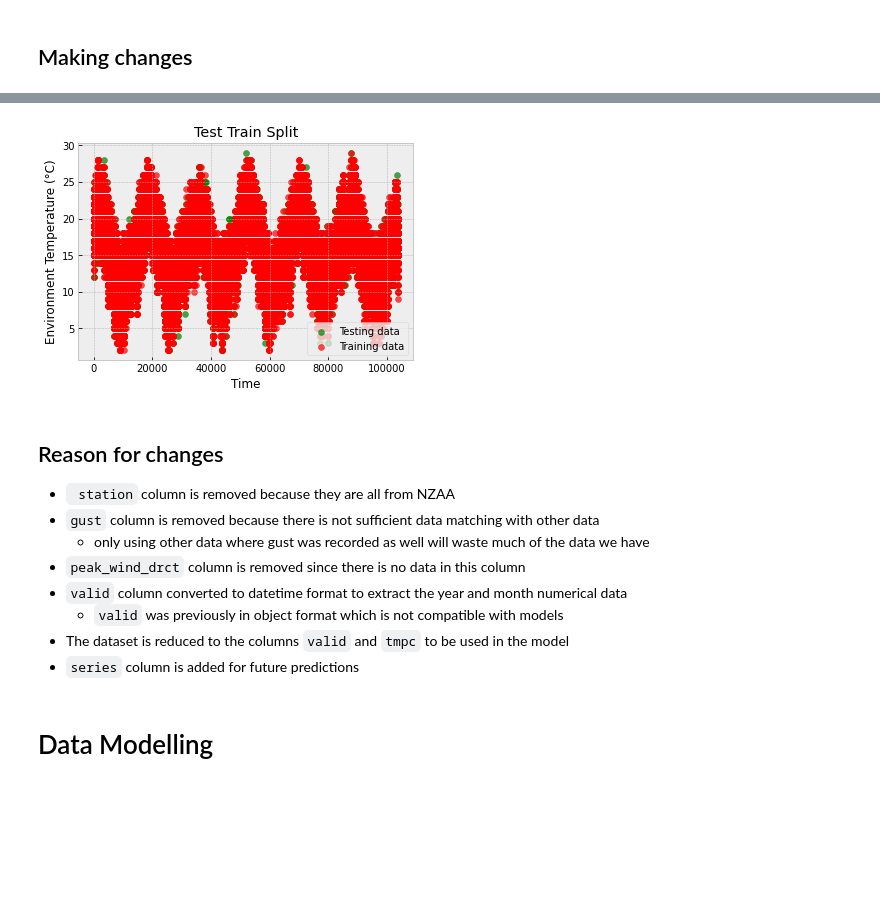
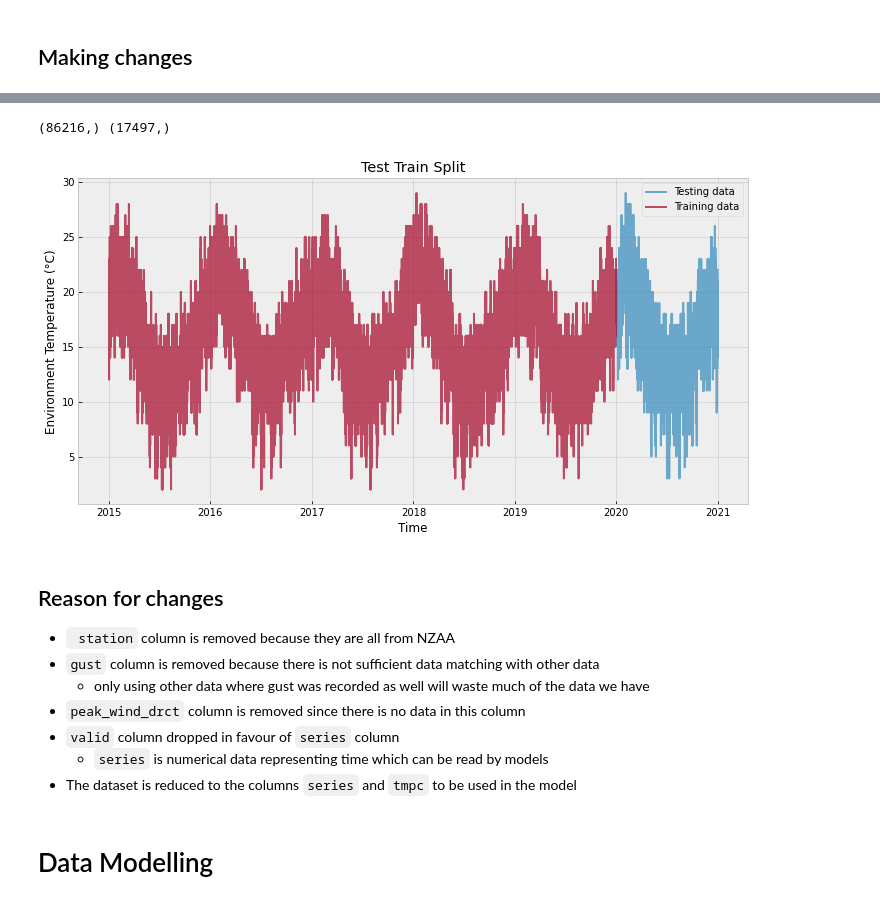
Before and after one commit to BraveNewWord/msa-phase-2, a Jupyter notebook: data-science-module/submission.ipynb, the cells around one changed output, grey strips where cells are left out. Drawn from its saved outputs; the diff is of its cells as text; code cells hidden in the pictures; blank space fills up the shorter version.

```diff
--- a/data-science-module/submission.ipynb
+++ b/data-science-module/submission.ipynb
@@ -100,12 +100,12 @@ All the data in the dataset appear to be collected from the same station which i
 # %% [markdown]
 ## Making changes
 # %%
-dataset = pd.read_csv("weather-data.csv")
-print(dataset.head()) # Show the first five results.
+dataset = pd.read_csv("weather-data.csv", index_col="valid" ,parse_dates=True)
+print(dataset) # Show the first five results.
 
 # remove useless data
 # dataset.drop(columns=[" station", "gust", "peak_wind_drct"], inplace=True)
-dataset = dataset[['valid', 'tmpc']]
+dataset = dataset['tmpc']
 
 # backfill nan values
 print("Initial non-NaN values:")
@@ -115,15 +115,6 @@ print("-"*20)
 print("Backfilled non-NaN values:")
 print(dataset.count())
 print("-"*20)
-dataset['time'] = np.arange(1,len(dataset)+1)
-dataset.drop(['valid'], axis=1, inplace=True)
-# convert 'valid' column data type to datetime and extract year and month
-# dataset['valid'] = pd.to_datetime(dataset['valid'], format = '%Y-%m-%d %H:%M:%S', errors = 'coerce')
-# dataset = dataset.set_index('valid')
-# dataset = dataset.asfreq("30T")
-
-# dataset['year'] =   [i.year for i in dataset['valid']]
-# dataset['month'] =   [i.month for i in dataset['valid']]
 
 dataset
 # %% [output]
@@ -159,26 +151,31 @@ dtype: int64
 # %%
-from sklearn.model_selection import train_test_split
 # split data into train and test sets
-# 20 % of data is randomly selected to be testing data and remaining 80% is the training data
-x_train, x_test, y_train, y_test = train_test_split(dataset['time'], dataset['tmpc'], test_size=0.3, random_state=42)
-plt.scatter(x_test, y_test, label="Testing data", color ='g', alpha=.7)
-plt.scatter(x_train, y_train, label="Training data", color ='r', alpha=.7)
+# data from 2020-01-01 00:00:00 amd onwards is used as test data
+# remaining data from previous times in the training data
+
+train = dataset["2015-01-01 00:00:00":"2019-12-31 23:30:00"]
+test = dataset["2020-01-01 00:00:00":]
+print(train.shape, test.shape)
+plt.plot(test, alpha=.7, label="Testing data")
+plt.plot(train, alpha=.7, label="Training data")
+
 plt.legend()
 plt.title("Test Train Split")
 plt.xlabel('Time')
 plt.ylabel('Environment Temperature (°C)')
+plt.rcParams['figure.figsize'] = [12, 6]
 plt.show()
 # %% [output]
+(86216,) (17497,)
-[figure, old version]
+[figure, new version]
 # %% [markdown]
 ## Reason for changes
 - ` station` column is removed because they are all from NZAA
 - `gust` column is removed because there is not sufficient data matching with other data
     - only using other data where gust was recorded as well will waste much of the data we have
 - `peak_wind_drct` column is removed since there is no data in this column
-- `valid` column converted to datetime format to extract the year and month numerical data
-    - `valid` was previously in object format which is not compatible with models
-- The dataset is reduced to the columns `valid` and `tmpc` to be used in the model
-- `series` column is added for future predictions
+- `valid` column dropped in favour of `series` column
+  - `series` is numerical data representing time which can be read by models
+- The dataset is reduced to the columns `series` and `tmpc` to be used in the model
 # %% [markdown]
 # Data Modelling
```
Also changed, not shown: parts of 14 cells of this notebook, 1 other file.
